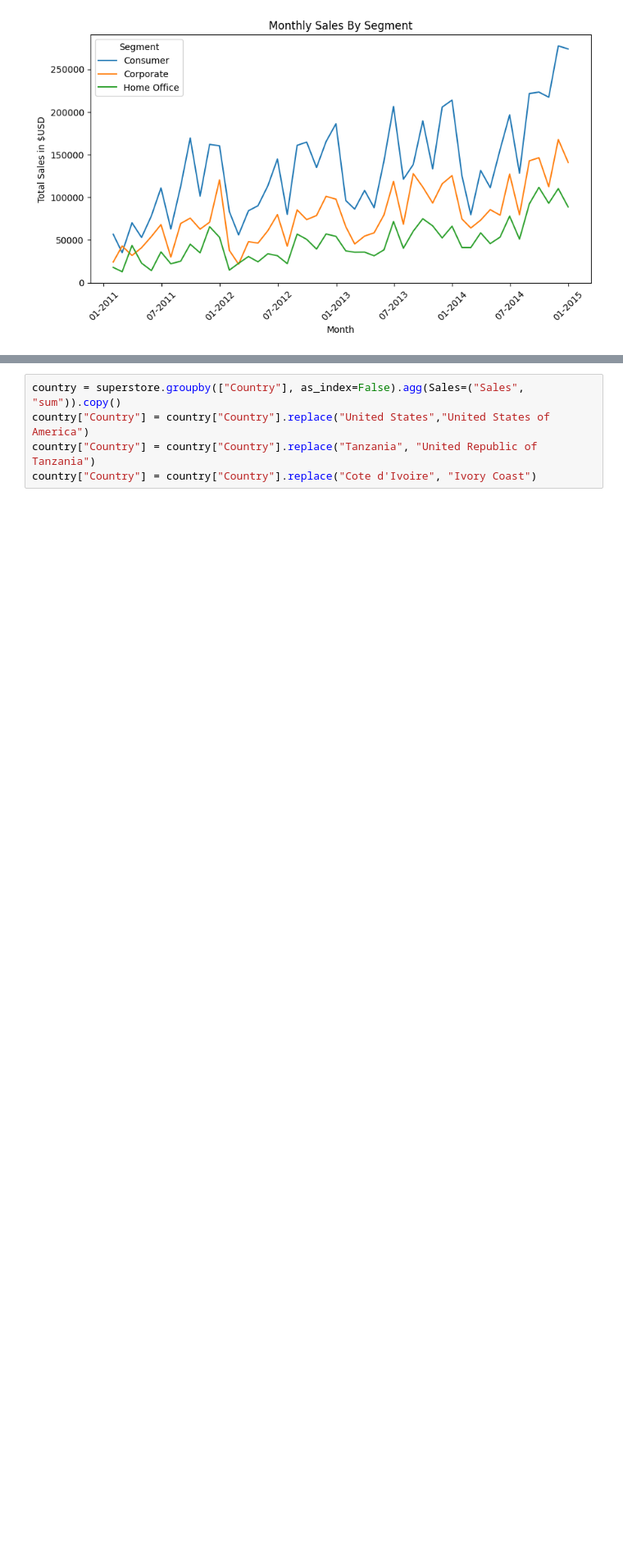
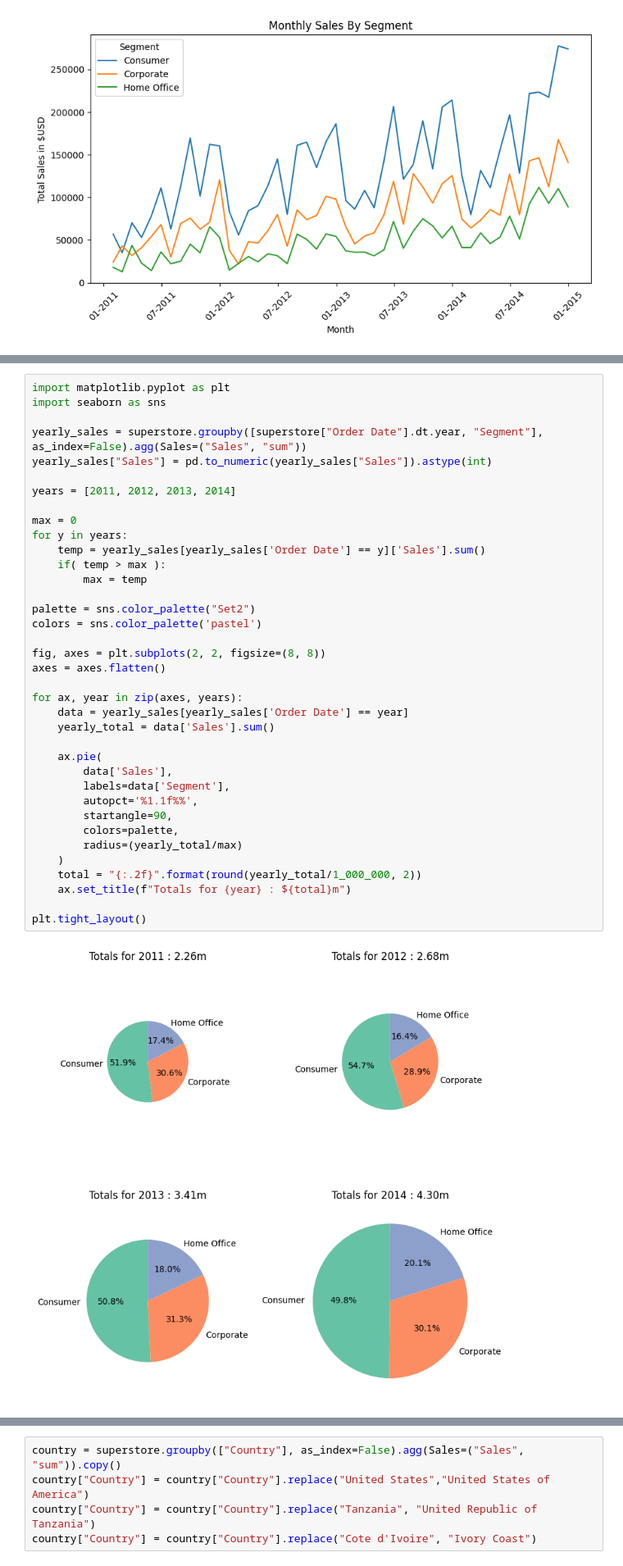
Before and after one commit to joshuajnoble/method-data-viz, a Jupyter notebook: super_store_edav.ipynb, the cells around one changed output, grey strips where cells are left out. Shown at 82% size. Drawn from its saved outputs; the diff is of its cells as text; blank space fills up the shorter version.

```diff
--- a/super_store_edav.ipynb
+++ b/super_store_edav.ipynb
@@ -85,0 +107,39 @@ plt.show()
+# %%
+import matplotlib.pyplot as plt
+import seaborn as sns
+
+yearly_sales = superstore.groupby([superstore["Order Date"].dt.year, "Segment"], as_index=False).agg(Sales=("Sales", "sum"))
+yearly_sales["Sales"] = pd.to_numeric(yearly_sales["Sales"]).astype(int)
+
+years = [2011, 2012, 2013, 2014]
+
+max = 0
+for y in years:
+    temp = yearly_sales[yearly_sales['Order Date'] == y]['Sales'].sum()
+    if( temp > max ):
+        max = temp
+
+palette = sns.color_palette("Set2")
+colors = sns.color_palette('pastel')
+
+fig, axes = plt.subplots(2, 2, figsize=(8, 8))
+axes = axes.flatten()
+
+for ax, year in zip(axes, years):
+    data = yearly_sales[yearly_sales['Order Date'] == year]
+    yearly_total = data['Sales'].sum()
+
+    ax.pie(
+        data['Sales'],
+        labels=data['Segment'],
+        autopct='%1.1f%%',
+        startangle=90,
+        colors=palette,
+        radius=(yearly_total/max)
+    )
+    total = "{:.2f}".format(round(yearly_total/1_000_000, 2))
+    ax.set_title(f"Totals for {year} : ${total}m")
+
+plt.tight_layout()
+# %% [output]
+[figure, added]
```
Also changed, not shown: parts of 4 cells of this notebook.
